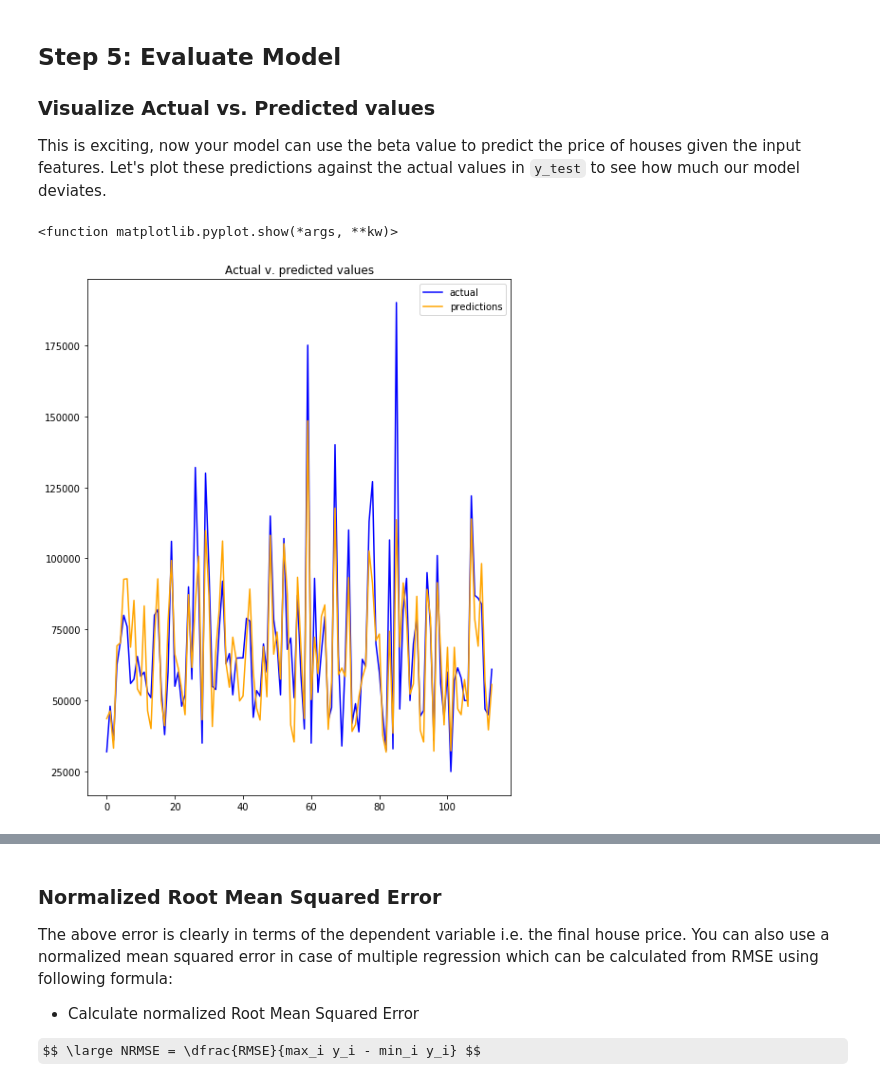
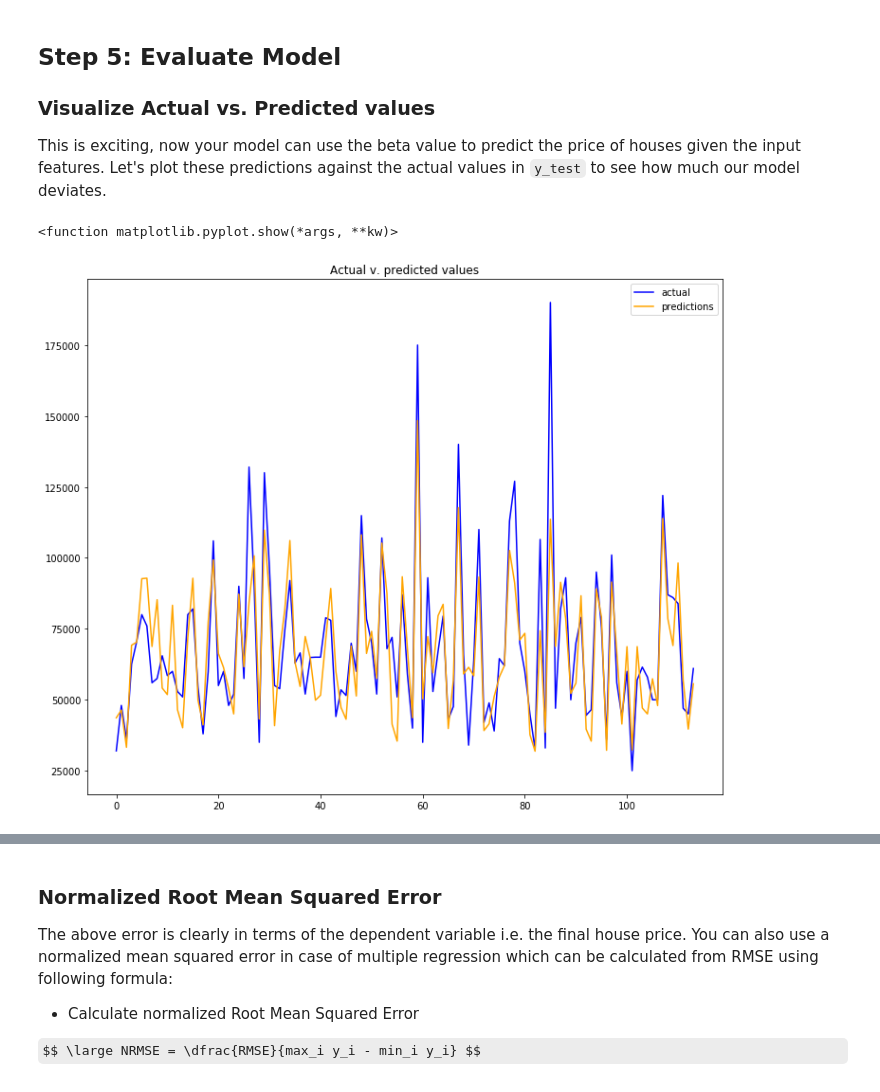
Before and after one commit to zapatos24/dsc-linalg-regression-lab-nyc-ds-060319, a Jupyter notebook: index.ipynb, the cells around one changed output, grey strips where cells are left out. Saved outputs shown, nothing was run; the diff lists cells and outputs as text; code cells hidden in the pictures; some formulas as TeX source.

```diff
--- a/index.ipynb
+++ b/index.ipynb
@@ -191,17 +191,17 @@ This is exciting, now your model can use the beta value to predict the price of
 # %%
 # Plot predicted and actual values as line plots
 import matplotlib.pyplot as plt
 %matplotlib inline
 
-plt.figure(figsize=(8,10))
+plt.figure(figsize=(12,10))
 plt.plot(y_test, color='blue', label='actual')
 plt.plot(y_pred, color='orange', label='predictions')
 plt.legend()
 plt.title('Actual v. predicted values')
 plt.show
 # %% [output]
 <function matplotlib.pyplot.show(*args, **kw)>
-[figure, old version]
+[figure, new version]
 # %% [markdown]
 <img src ="images/diff.png" width="750">
 
```
